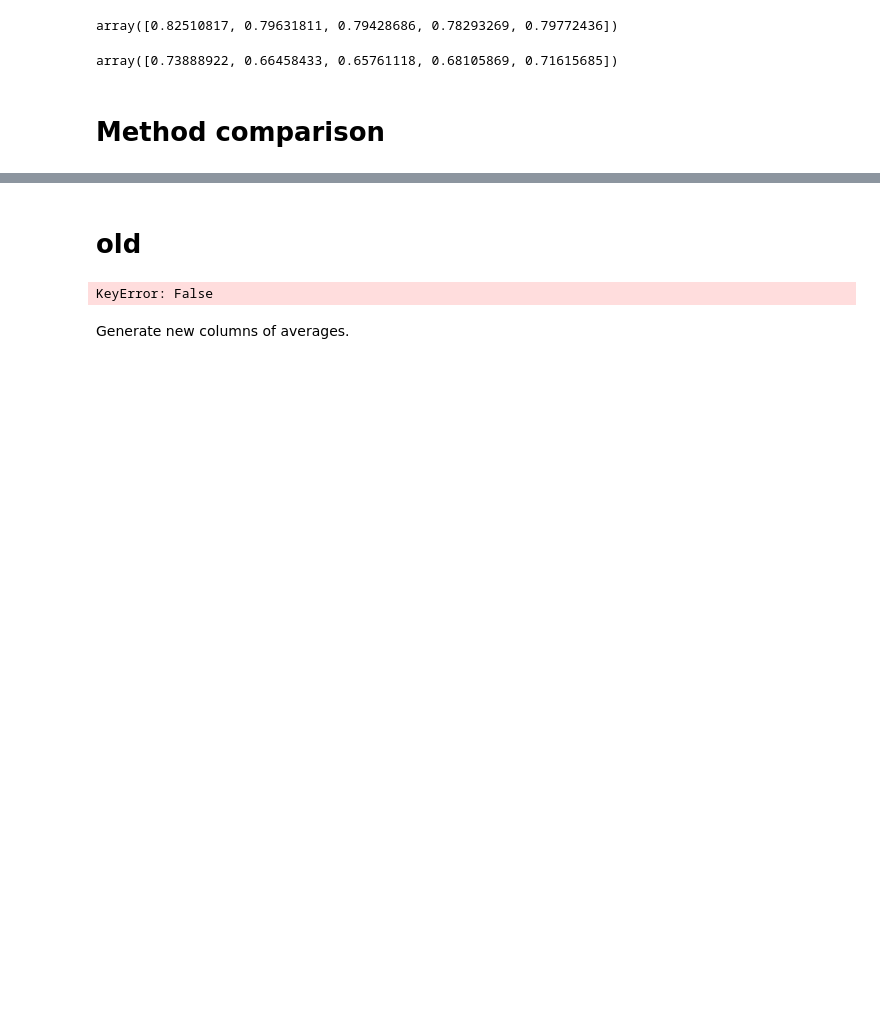
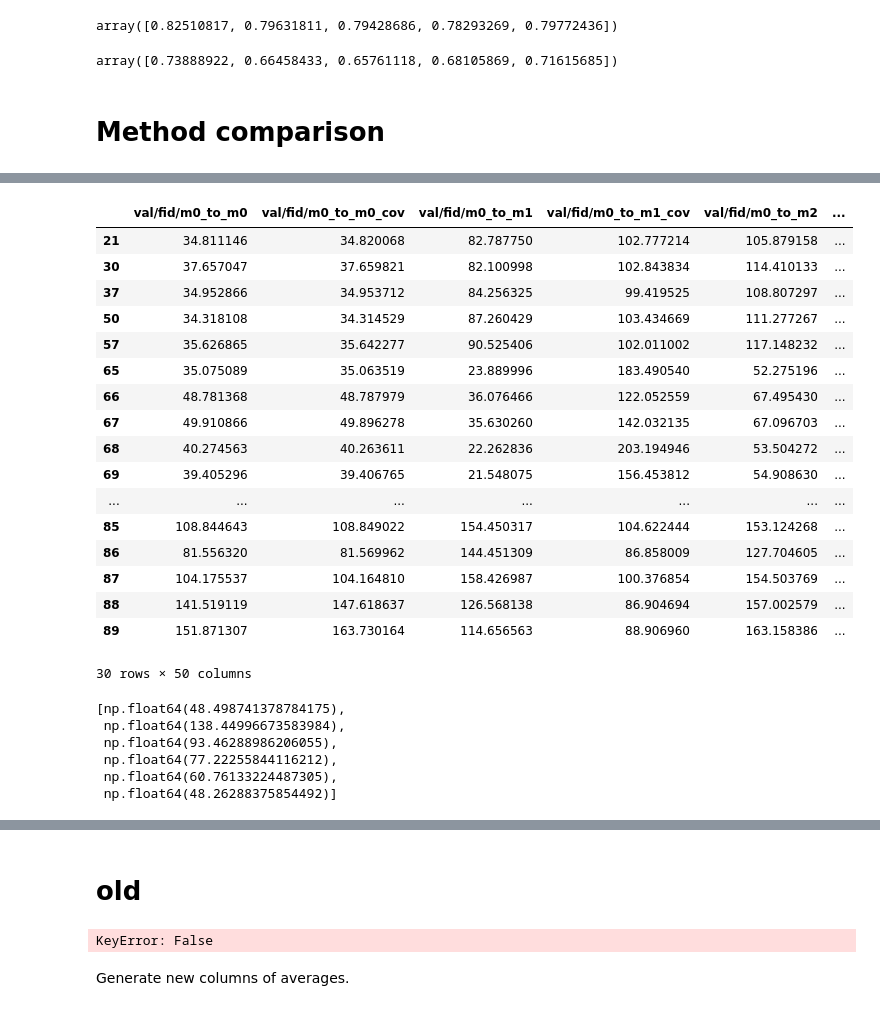
Before and after one commit to eso28599/mmvmvae, a Jupyter notebook: run_PM/process_results.ipynb, the cells around one changed output, grey strips where cells are left out. Drawn from its saved outputs; the diff is of its cells as text; code cells hidden in the pictures; blank space fills up the shorter version.

```diff
--- a/run_PM/process_results.ipynb
+++ b/run_PM/process_results.ipynb
@@ -883,6 +919,14 @@ array([0.73888922, 0.66458433, 0.65761118, 0.68105869, 0.71615685])
 # %%
 labels=['independent', 'AVG', 'MoE', 'MoPoE','MMVM','JP']
 df_comparison['model.name'] = pd.Categorical(df_comparison['model.name'], labels, ordered=True)
+df_comparison['model.name'] = df_comparison['model.name'].cat.rename_categories({
+    'independent': 'independent',
+    'AVG': 'AVG',
+    'MoE': 'MoE',
+    'MoPoE': 'MoPoE',
+    'MMVM': 'MMVM',
+    'JP': 'JPVAE'
+})
 df_comparison["model.alpha_scalar"] = df_comparison["model.alpha_scalar"].fillna(0)
 df_subset = df_comparison.copy()
 model_means = df_subset.groupby("model.name", observed=True)[metric_cols].mean()
@@ -907,0 +1022,39 @@ produce_alpha_plots(matrices_final,  "../results_figures/methods_heatmaps_best.p
+# %%
+metric_cols_fid = [c for c in df.columns if "val/fid/m" in c]
+metric_cols_cov_fid = [c for c in metric_cols_fid if "cov" in c]
+metric_cols_fid = [c for c in metric_cols_fid if "cov" not in c]
+labels=['independent', 'AVG', 'MoE', 'MoPoE','MMVM','JP']
+df_comparison['model.name'] = pd.Categorical(df_comparison['model.name'], labels, ordered=True)
+df_comparison["model.alpha_scalar"] = df_comparison["model.alpha_scalar"].fillna(0)
+df_subset = df_comparison.copy()
+model_means = df_subset.groupby("model.name", observed=True)[metric_cols_fid].mean()
+model_means_cov = df_subset.groupby("model.name", observed=True)[metric_cols_cov_fid].mean()
+matrices = {name: extract_matrix(row) for name, row in model_means.iterrows()}
+matrices_cov = {name: extract_matrix(row, True) for name, row in model_means_cov.iterrows()}
+matrix_diff = {}
+for key in matrices_cov.keys():
+  matrix_diff[key] = matrices_cov[key] - matrices[key]
+
+# final results
+matrices_final = {'independent': matrices_cov['independent'], 'AVG': matrices_cov['AVG'], 'MoE': matrices['MoE'], 'MoPoE': matrices['MoPoE'],'MMVM': matrices['MMVM'],'JP': matrices_cov['JP']}
+# %%
+df_comparison[[col for col in df_comparison.columns if "val/fid" in col]]
+# %% [output]
+|  | val/fid/m0_to_m0 | val/fid/m0_to_m0_cov | val/fid/m0_to_m1 | val/fid/m0_to_m1_cov | val/fid/m0_to_m2 | ... |
+| 21 | 34.811146 | 34.820068 | 82.787750 | 102.777214 | 105.879158 | ... |
+| 30 | 37.657047 | 37.659821 | 82.100998 | 102.843834 | 114.410133 | ... |
+| 37 | 34.952866 | 34.953712 | 84.256325 | 99.419525 | 108.807297 | ... |
+| 50 | 34.318108 | 34.314529 | 87.260429 | 103.434669 | 111.277267 | ... |
+| 57 | 35.626865 | 35.642277 | 90.525406 | 102.011002 | 117.148232 | ... |
+| 65 | 35.075089 | 35.063519 | 23.889996 | 183.490540 | 52.275196 | ... |
+| 66 | 48.781368 | 48.787979 | 36.076466 | 122.052559 | 67.495430 | ... |
+| 67 | 49.910866 | 49.896278 | 35.630260 | 142.032135 | 67.096703 | ... |
+| 68 | 40.274563 | 40.263611 | 22.262836 | 203.194946 | 53.504272 | ... |
+| 69 | 39.405296 | 39.406765 | 21.548075 | 156.453812 | 54.908630 | ... |
+| ... | ... | ... | ... | ... | ... | ... |
+| 85 | 108.844643 | 108.849022 | 154.450317 | 104.622444 | 153.124268 | ... |
+| 86 | 81.556320 | 81.569962 | 144.451309 | 86.858009 | 127.704605 | ... |
+| 87 | 104.175537 | 104.164810 | 158.426987 | 100.376854 | 154.503769 | ... |
+| 88 | 141.519119 | 147.618637 | 126.568138 | 86.904694 | 157.002579 | ... |
+| 89 | 151.871307 | 163.730164 | 114.656563 | 88.906960 | 163.158386 | ... |
+30 rows × 50 columns
@@ -907,0 +1063,9 @@ produce_alpha_plots(matrices_final,  "../results_figures/methods_heatmaps_best.p
+# %%
+best_vals
+# %% [output]
+[np.float64(48.498741378784175),
+ np.float64(138.44996673583984),
+ np.float64(93.46288986206055),
+ np.float64(77.22255844116212),
+ np.float64(60.76133224487305),
+ np.float64(48.26288375854492)]
```
Also changed, not shown: parts of 32 cells of this notebook, 35 other files.
